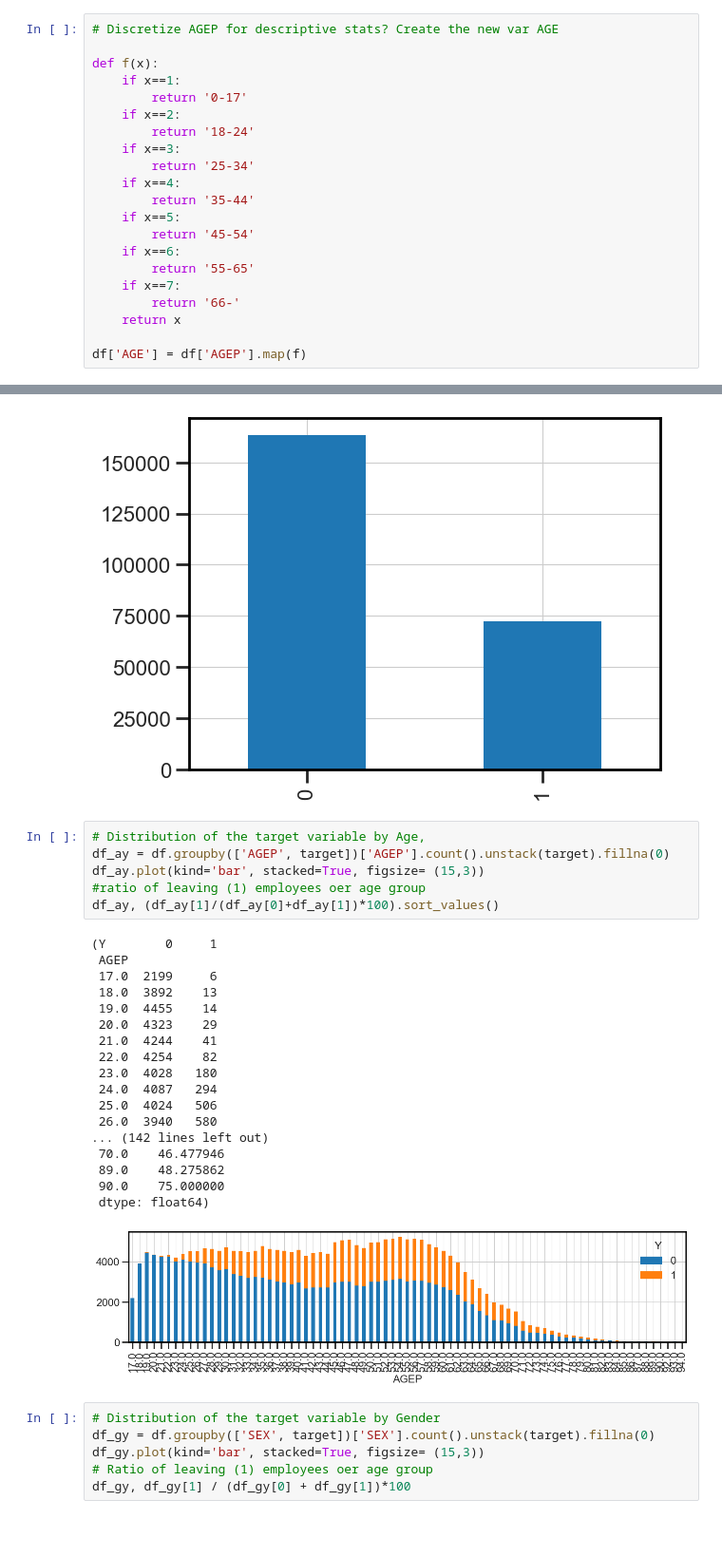
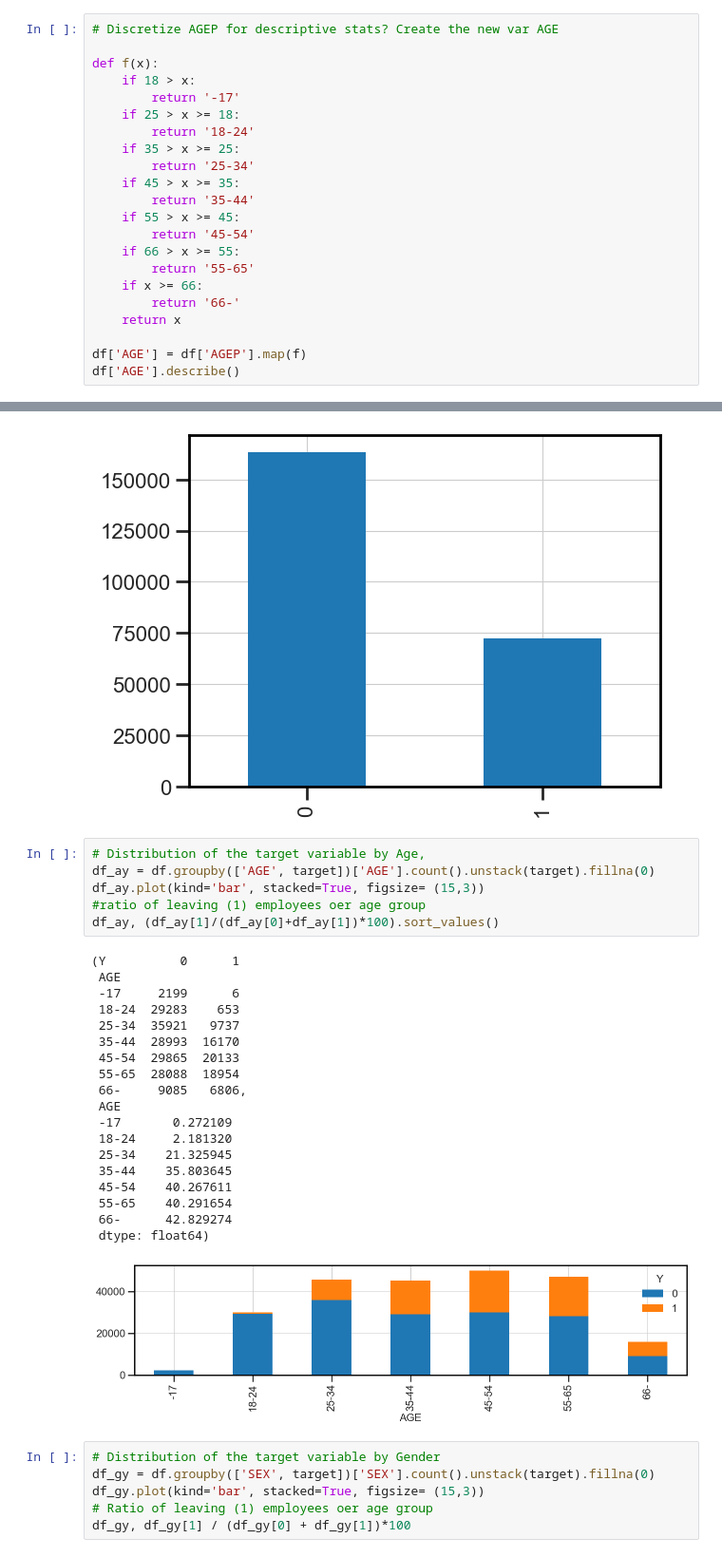
Before and after one commit to cc-jalvarez/weighted-pdp, a Jupyter notebook: src/lar_sec4.ipynb, the cells around one changed output, grey strips where cells are left out. Shown: that part at 95% size. Drawn from its saved outputs; the diff is of its cells as text; blank space fills up the shorter version.

```diff
--- a/src/lar_sec4.ipynb
+++ b/src/lar_sec4.ipynb
@@ -175,20 +175,21 @@ Name: AGEP, dtype: float64
 # Discretize AGEP for descriptive stats? Create the new var AGE
 
 def f(x):
-    if x==1:
-        return '0-17'
-    if x==2:
+    if 18 > x:
+        return '-17'
+    if 25 > x >= 18:
         return '18-24'
-    if x==3:
+    if 35 > x >= 25:
         return '25-34'
-    if x==4:
+    if 45 > x >= 35:
         return '35-44'
-    if x==5:
+    if 55 > x >= 45:
         return '45-54'
-    if x==6:
+    if 66 > x >= 55:
         return '55-65'
-    if x==7:
+    if x >= 66:
         return '66-'
     return x
 
 df['AGE'] = df['AGEP'].map(f)
+df['AGE'].describe()
@@ -271,29 +278,30 @@ df[target].value_counts().plot(kind='bar', stacked=True)
 [figure]
 # %%
 # Distribution of the target variable by Age,
-df_ay = df.groupby(['AGEP', target])['AGEP'].count().unstack(target).fillna(0)
+df_ay = df.groupby(['AGE', target])['AGE'].count().unstack(target).fillna(0)
 df_ay.plot(kind='bar', stacked=True, figsize= (15,3))
 #ratio of leaving (1) employees oer age group
 df_ay, (df_ay[1]/(df_ay[0]+df_ay[1])*100).sort_values()
 # %% [output]
-(Y        0     1
- AGEP
- 17.0  2199     6
- 18.0  3892    13
- 19.0  4455    14
- 20.0  4323    29
- 21.0  4244    41
- 22.0  4254    82
- 23.0  4028   180
- 24.0  4087   294
- 25.0  4024   506
- 26.0  3940   580
-... (142 lines left out)
- 70.0    46.477946
- 89.0    48.275862
- 90.0    75.000000
+(Y          0      1
+ AGE
+ -17     2199      6
+ 18-24  29283    653
+ 25-34  35921   9737
+ 35-44  28993  16170
+ 45-54  29865  20133
+ 55-65  28088  18954
+ 66-     9085   6806,
+ AGE
+ -17       0.272109
+ 18-24     2.181320
+ 25-34    21.325945
+ 35-44    35.803645
+ 45-54    40.267611
+ 55-65    40.291654
+ 66-      42.829274
  dtype: float64)
-[figure, old version]
+[figure, new version]
 # %%
 # Distribution of the target variable by Gender
 df_gy = df.groupby(['SEX', target])['SEX'].count().unstack(target).fillna(0)
```
Also changed, not shown: parts of 6 cells of this notebook, 4 other files.
